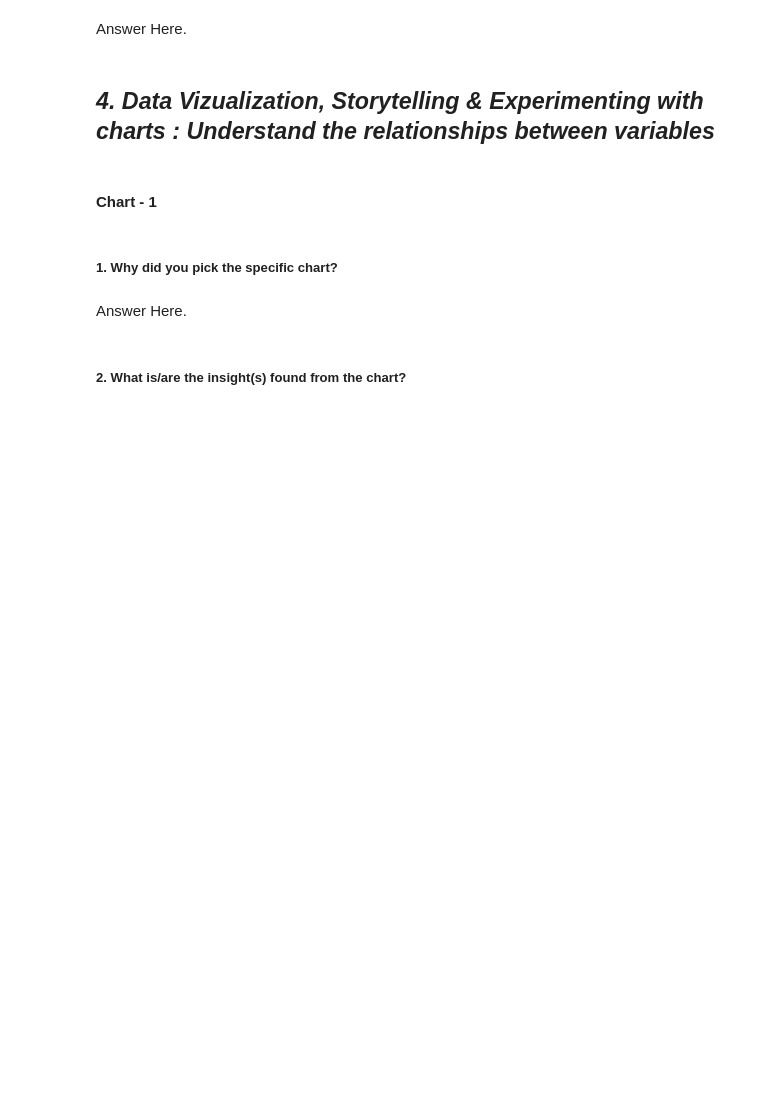
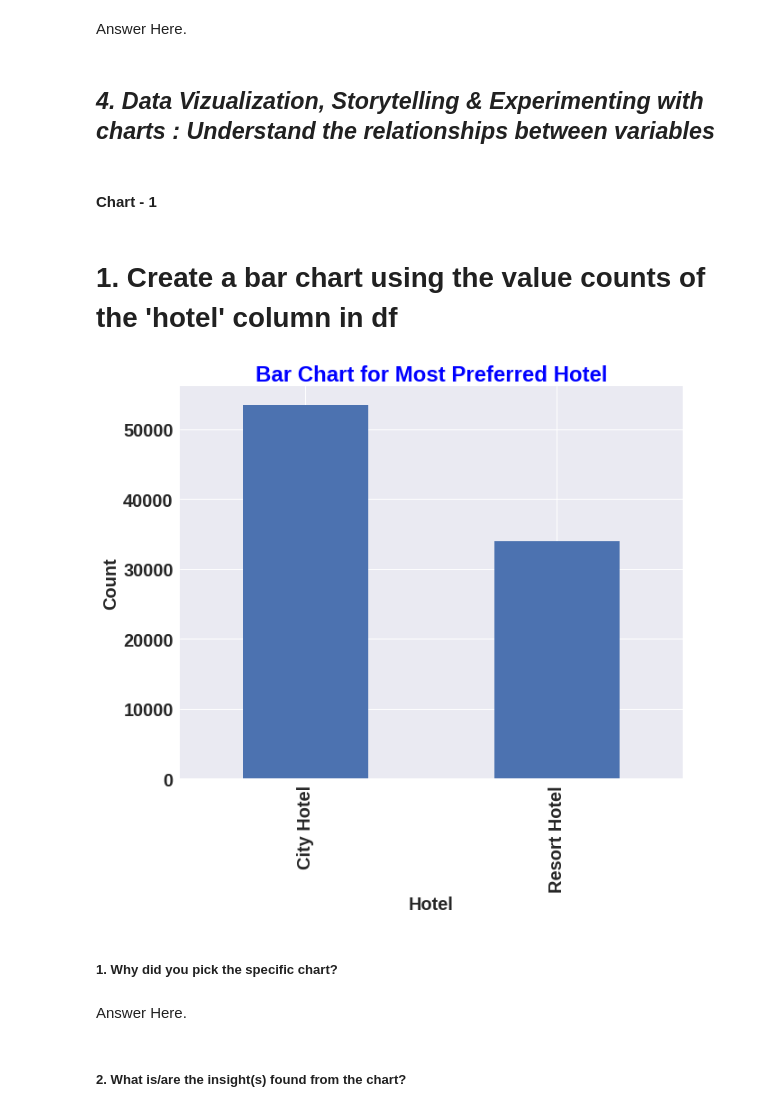
Before and after one commit to khalilkhan1111/hotel, a Jupyter notebook: EDA_Submission_Template.ipynb, the cells around one changed output. Drawn from its saved outputs; the diff is of its cells as text; code cells hidden in the pictures; blank space fills up the shorter version.

```diff
--- a/EDA_Submission_Template.ipynb
+++ b/EDA_Submission_Template.ipynb
@@ -219,3 +297,19 @@ Answer Here.
+# %% [markdown]
+# **1. Create a bar chart using the value counts of the 'hotel' column in df**
+# %%
+# Chart - 1 visualization code
+plt.figure(figsize=(10,8))
+df['hotel'].value_counts().plot(kind='bar', fontsize=20)
+
+# Set the title and axis labels
+plt.title('Bar Chart for Most Preferred Hotel',color = 'blue', fontsize=24)
+plt.xlabel('Hotel', fontsize=20)
+plt.ylabel('Count', fontsize=20)
+
+# Show the plot
+plt.show()
+# %% [output]
+[figure, added]
 # %% [markdown]
 ##### 1. Why did you pick the specific chart?
 # %% [markdown]
```
Also changed, not shown: parts of 55 cells of this notebook.
